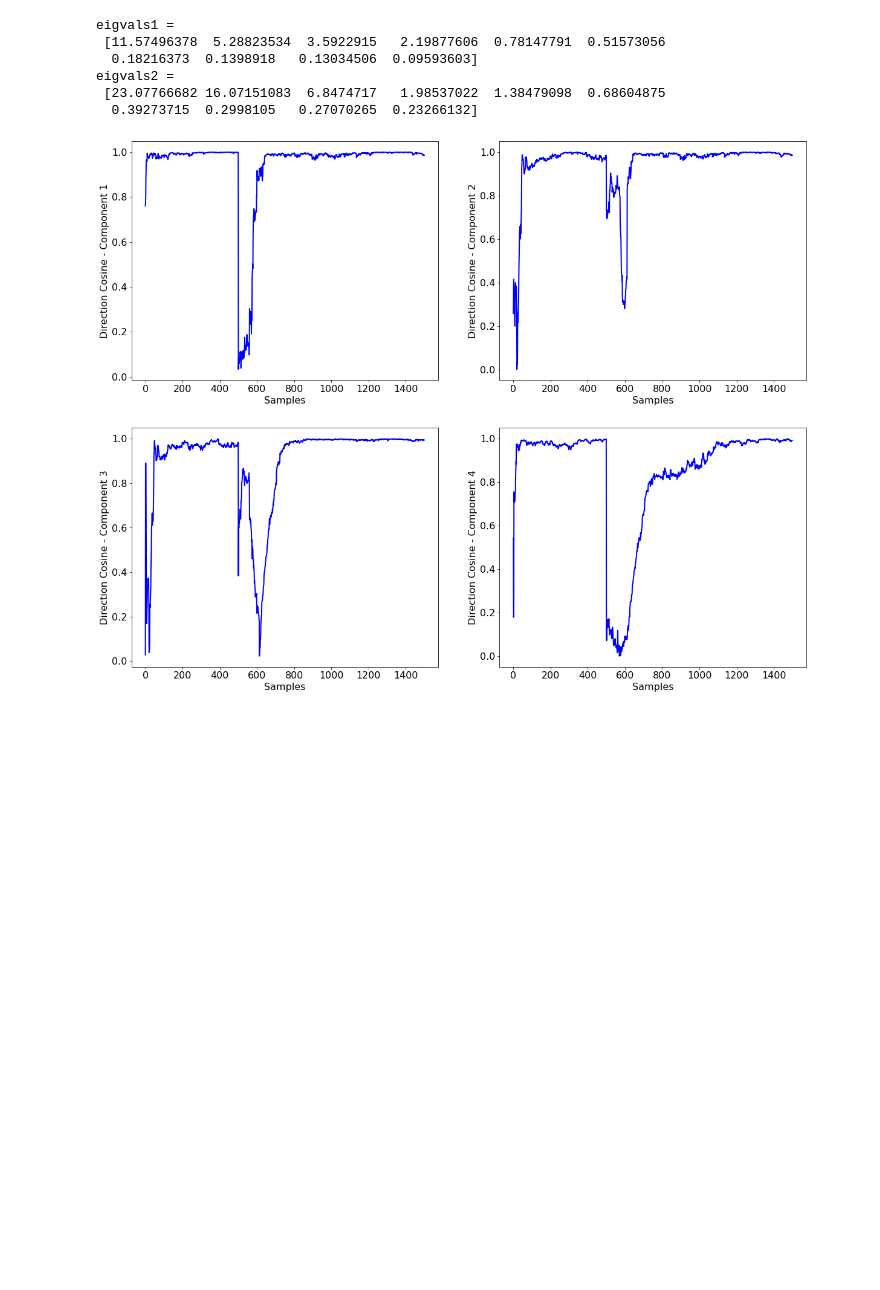
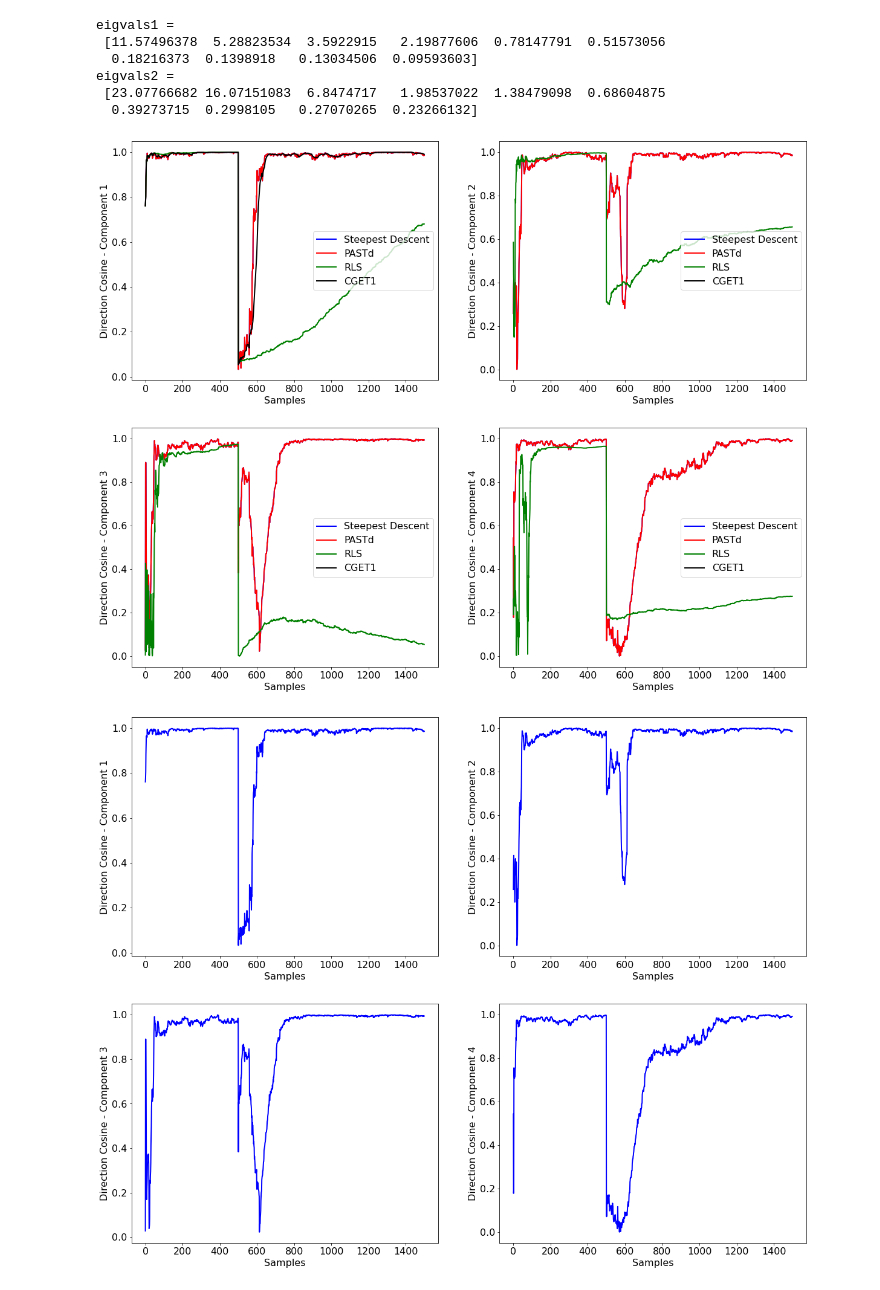
Before and after one commit to cchatterj0/AdaptiveMLAlgorithms, a Jupyter notebook: Chapter6-AcclEVD/evdW_NonStat.ipynb, the cells around one changed output. Saved outputs shown, nothing was run; the diff lists cells and outputs as text; code cells hidden in the pictures; blank space fills up the shorter version.

```diff
--- a/Chapter6-AcclEVD/evdW_NonStat.ipynb
+++ b/Chapter6-AcclEVD/evdW_NonStat.ipynb
@@ -309,6 +309,49 @@ for epoch in range(nEpochs):
             cos_t2[i,cnt] = abs(u2.T @ vi)
             cos_t3[i,cnt] = abs(u3.T @ vi)
             cos_t4[i,cnt] = abs(u4.T @ vi)
+# %%
+plt.figure(figsize=(20, 16))
+plt.rcParams.update({'font.size': 16})
+
+plt.subplot(2, 2, 1)
+plt.plot(cos_t1[0,:], lw=2, color='b', label='Steepest Descent')
+plt.plot(cos_t2[0,:], lw=2, color='r', label='PASTd')
+plt.plot(cos_t3[0,:], lw=2, color='g', label='RLS')
+plt.plot(cos_t4[0,:], lw=2, color='k', label='CGET1')
+plt.ylabel('Direction Cosine - Component 1')
+plt.xlabel('Samples')
+plt.legend(loc="right")
+
+plt.subplot(2, 2, 2)
+plt.plot(cos_t1[1,:], lw=2, color='b', label='Steepest Descent')
+plt.plot(cos_t2[1,:], lw=2, color='r', label='PASTd')
+plt.plot(cos_t3[1,:], lw=2, color='g', label='RLS')
+plt.plot(cos_t4[1,:], lw=2, color='k', label='CGET1')
+plt.ylabel('Direction Cosine - Component 2')
+plt.xlabel('Samples')
+plt.legend(loc="right")
+
+plt.subplot(2, 2, 3)
+plt.plot(cos_t1[2,:], lw=2, color='b', label='Steepest Descent')
+plt.plot(cos_t2[2,:], lw=2, color='r', label='PASTd')
+plt.plot(cos_t3[2,:], lw=2, color='g', label='RLS')
+plt.plot(cos_t4[2,:], lw=2, color='k', label='CGET1')
+plt.ylabel('Direction Cosine - Component 3')
+plt.xlabel('Samples')
+plt.legend(loc="right")
+
+plt.subplot(2, 2, 4)
+plt.plot(cos_t1[3,:], lw=2, color='b', label='Steepest Descent')
+plt.plot(cos_t2[3,:], lw=2, color='r', label='PASTd')
+plt.plot(cos_t3[3,:], lw=2, color='g', label='RLS')
+plt.plot(cos_t4[3,:], lw=2, color='k', label='CGET1')
+plt.ylabel('Direction Cosine - Component 4')
+plt.xlabel('Samples')
+plt.legend(loc="right")
+
+plt.show()
+# %% [output]
+[figure, added]
 # %%
 plt.figure(figsize=(20, 16))
 plt.rcParams.update({'font.size': 16})
```
